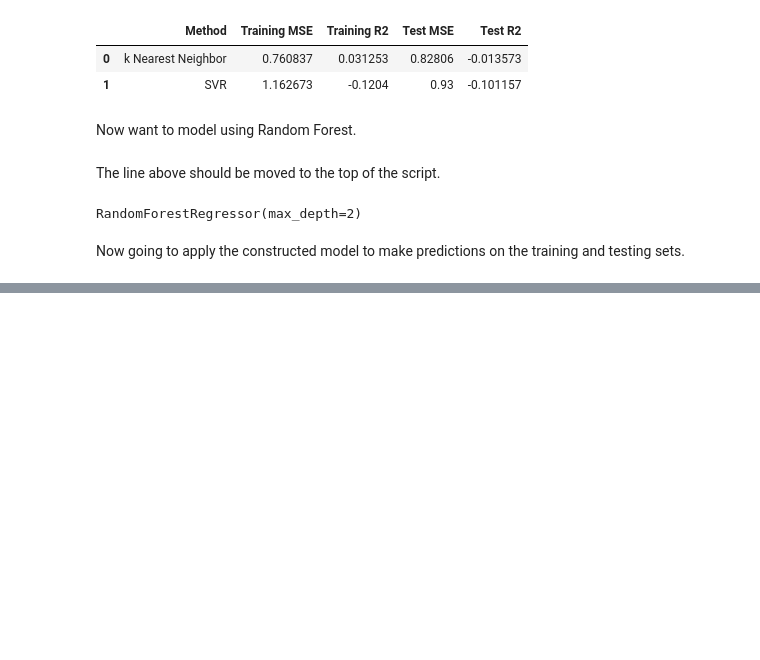
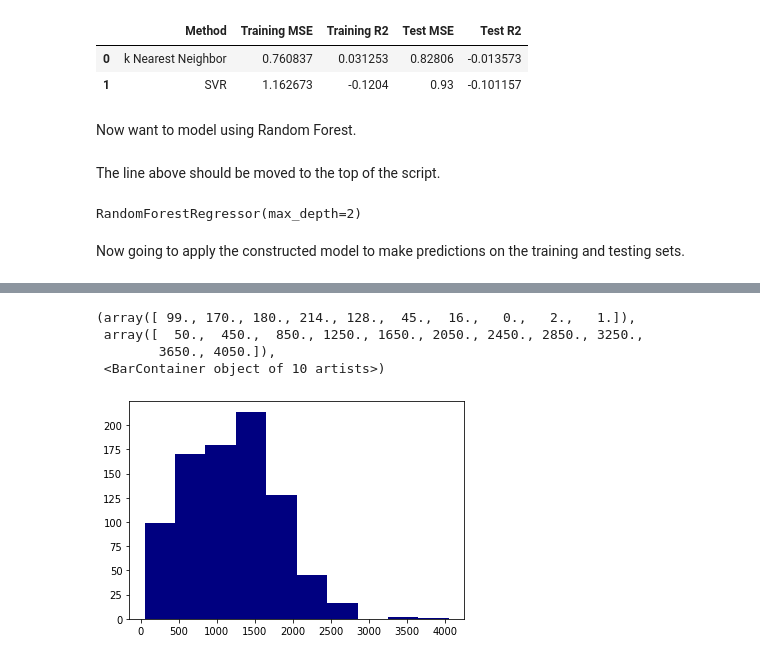
Before and after one commit to jbravo87/blog-projects, a Jupyter notebook: exoplanet_data_notebook.ipynb, the cells around one changed output, grey strips where cells are left out. Cells and saved outputs as stored; diff of their text form; code cells hidden in the pictures; blank space fills up the shorter version.

```diff
--- a/exoplanet_data_notebook.ipynb
+++ b/exoplanet_data_notebook.ipynb
@@ -560,0 +726,8 @@ results2
+# %%
+plt.hist(df5.temperature, color = "navy")
+# %% [output]
+(array([ 99., 170., 180., 214., 128.,  45.,  16.,   0.,   2.,   1.]),
+ array([  50.,  450.,  850., 1250., 1650., 2050., 2450., 2850., 3250.,
+        3650., 4050.]),
+ <BarContainer object of 10 artists>)
+[figure, added]
```
Also changed, not shown: parts of 17 cells of this notebook.
